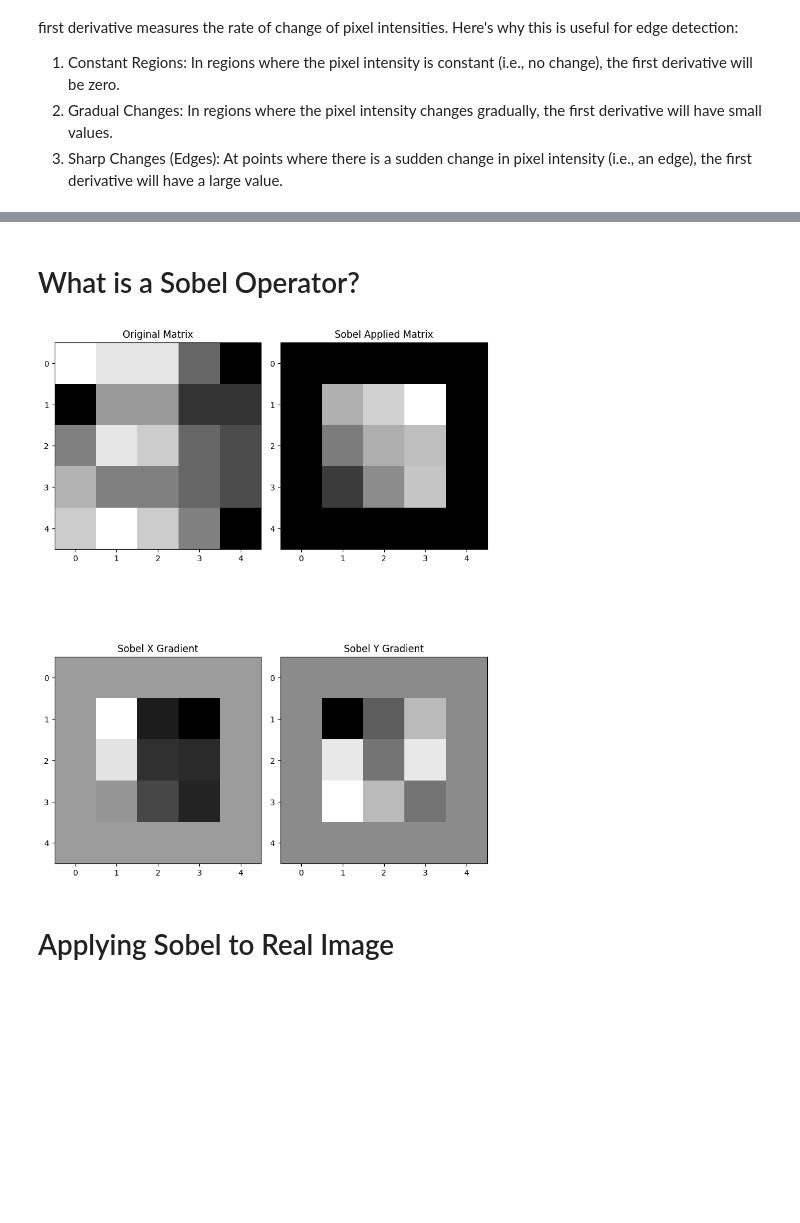
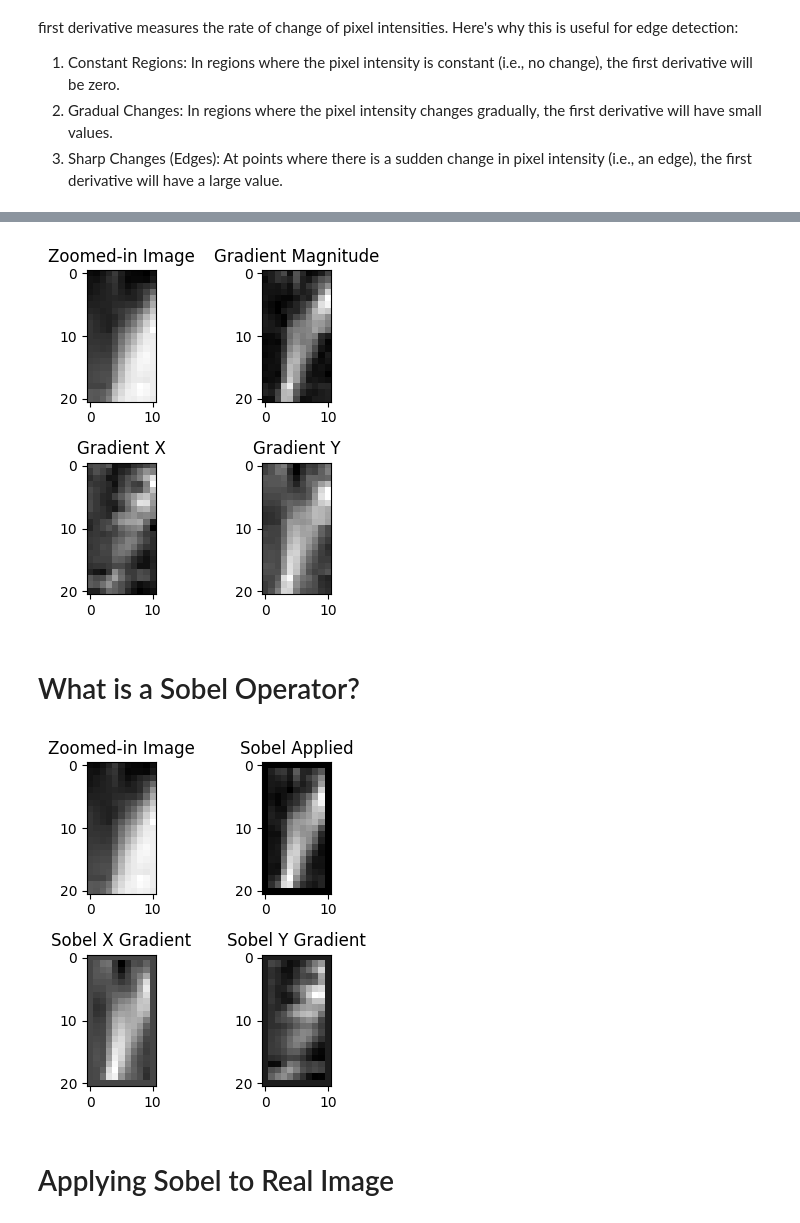
Before and after one commit to jasonrichdarmawan/npu-Python-Programming-Fundamentals-and-Abaqus-Scripting-report, a Jupyter notebook: 01 manual.ipynb, the cells around one changed output, grey strips where cells are left out. Cells and saved outputs as stored; diff of their text form; code cells hidden in the pictures; blank space fills up the shorter version.

```diff
--- a/01 manual.ipynb
+++ b/01 manual.ipynb
@@ -103,3 +110,39 @@ plt.show()
+# %%
+# Compute the gradients using np.gradient
+grad_x, grad_y = np.gradient(zoomed_img.astype(np.float64))
+
+# Compute the gradient magnitude
+grad = np.sqrt(grad_x**2 + grad_y**2)
+
+# Function to annotate each pixel with its value
+def annotate_pixels(ax, data):
+  for i in range(data.shape[0]):
+    for j in range(data.shape[1]):
+      ax.text(j, i, int(data[i, j]), ha='center', va='center', color='red')
+
+# Plot the original and Sobel-applied matrices
+fig, axes = plt.subplots(2, 2, figsize=(4, 4))
+
+axes[0, 0].imshow(zoomed_img, cmap='gray')
+axes[0, 0].set_title('Zoomed-in Image')
+# annotate_pixels(axes[0, 0], zoomed_img)
+
+axes[0, 1].imshow(grad, cmap='gray')
+axes[0, 1].set_title('Gradient Magnitude')
+# annotate_pixels(axes[0, 1], grad)
+
+axes[1, 0].imshow(grad_x, cmap='gray')
+axes[1, 0].set_title('Gradient X')
+# annotate_pixels(axes[1, 0], grad_x)
+
+axes[1, 1].imshow(grad_y, cmap='gray')
+axes[1, 1].set_title('Gradient Y')
+# annotate_pixels(axes[1, 1], grad_y)
+
+plt.tight_layout()
+plt.show()
+# %% [output]
+[figure, added]
 # %% [markdown]
 # What is a Sobel Operator?
 # %%
@@ -114,52 +157,55 @@ sobel_y = np.array([[-1, -2, -1],
                     [ 0,  0,  0],
                     [ 1,  2,  1]])
 
-# Define a 5x5 matrix
-matrix = np.array([[10, 9, 9, 4, 0],
-                   [0, 6, 6, 2, 2],
-                   [5, 9, 8, 4, 3],
-                   [7, 5, 5, 4, 3],
-                   [8, 10, 8, 5, 0]])
-
 # Initialize the result matrix
-sobel_applied = np.zeros_like(matrix)
+sobel_applied = np.zeros_like(zoomed_img)
 
 # Apply the Sobel operator to each 2D slice
-grad_x = np.zeros_like(matrix, dtype=np.float64) # To avoid overflow
-grad_y = np.zeros_like(matrix, dtype=np.float64)
+grad_x = np.zeros_like(zoomed_img, dtype=np.float64) # To avoid overflow
+grad_y = np.zeros_like(zoomed_img, dtype=np.float64)
 
 # Convolve with Sobel x and y operators
 # To avoid boundary issues, we skip the first and last rows and columns
 # The Sobel operator requires a 3x3 region around each pixel to compute the gradient,
 # and this cannot be done for the pixels at the edges of the image.
-for row in range(1, matrix.shape[0] - 1):
-  for col in range(1, matrix.shape[1] - 1):
-    region = matrix[row-1:row+2, col-1:col+2]
+for row in range(1, zoomed_img.shape[0] - 1):
+  for col in range(1, zoomed_img.shape[1] - 1):
+    region = zoomed_img[row-1:row+2, col-1:col+2]
     grad_x[row, col] = np.sum(region * sobel_x) # Element-wise multiplication and summation
     grad_y[row, col] = np.sum(region * sobel_y)
 
 # Compute the gradient magnitude
 sobel_applied = np.sqrt(grad_x**2 + grad_y**2)
 
+# Function to annotate each pixel with its value
+def annotate_pixels(ax, data):
+  for i in range(data.shape[0]):
+    for j in range(data.shape[1]):
+      ax.text(j, i, int(data[i, j]), ha='center', va='center', color='red')
+
 # Plot the original and Sobel-applied matrices
-fig, axes = plt.subplots(2, 2, figsize=(8, 12))
+fig, axes = plt.subplots(2, 2, figsize=(4, 4))
 
-axes[0, 0].imshow(matrix, cmap='gray')
-axes[0, 0].set_title('Original Matrix')
+axes[0, 0].imshow(zoomed_img, cmap='gray')
+axes[0, 0].set_title('Zoomed-in Image')
+# annotate_pixels(axes[0, 0], zoomed_img)
 
 axes[0, 1].imshow(sobel_applied, cmap='gray')
-axes[0, 1].set_title(f'Sobel Applied Matrix')
+axes[0, 1].set_title(f'Sobel Applied')
+# annotate_pixels(axes[0, 1], sobel_applied)
 
 axes[1, 0].imshow(grad_x, cmap='gray')
 axes[1, 0].set_title(f'Sobel X Gradient')
+# annotate_pixels(axes[1, 0], grad_x)
 
 axes[1, 1].imshow(grad_y, cmap='gray')
 axes[1, 1].set_title(f'Sobel Y Gradient')
+# annotate_pixels(axes[1, 1], grad_y)
 
 plt.tight_layout()
 plt.show()
 # %% [output]
-[figure, old version]
+[figure, new version]
 # %% [markdown]
 # Applying Sobel to Real Image
 # %%
```
Also changed, not shown: parts of 3 cells of this notebook, 1 other file.
